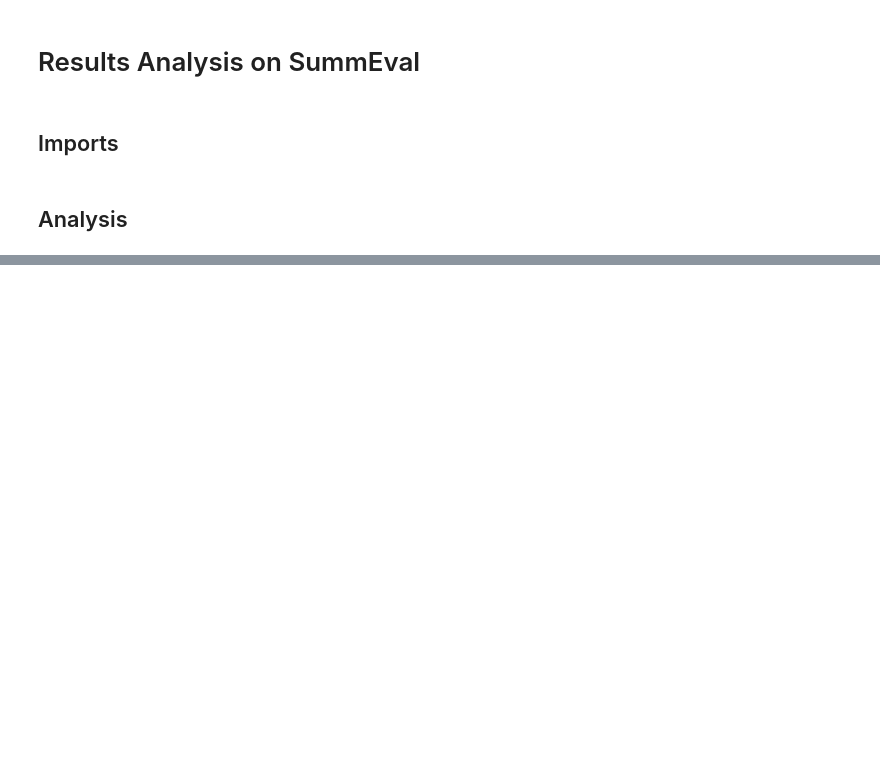
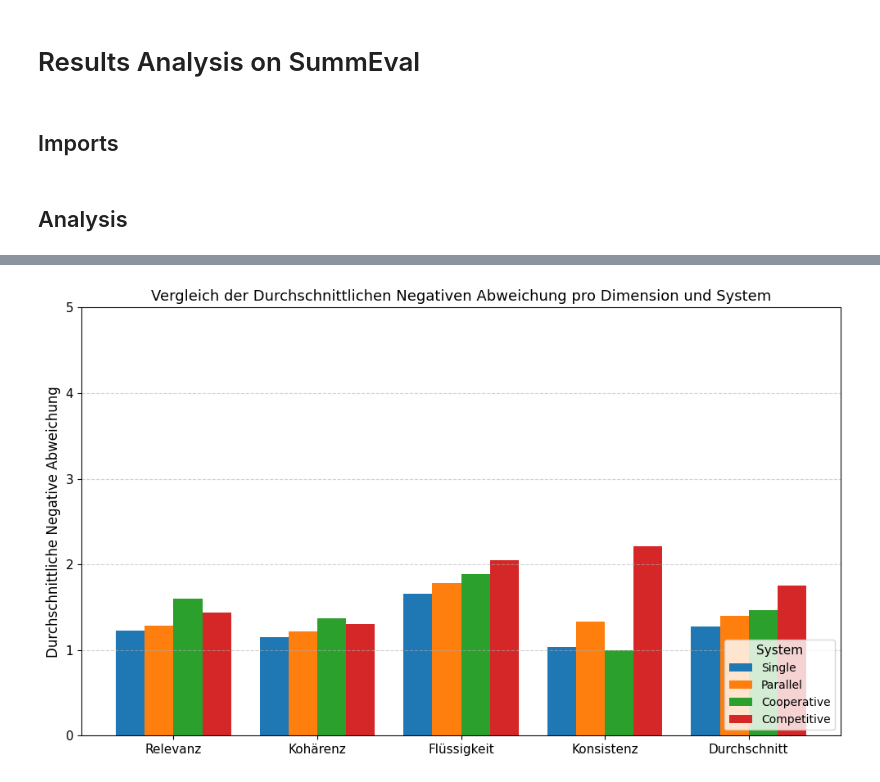
Before and after one commit to nikobiebl/Bachelorarbeit, a Jupyter notebook: SummEval/results.ipynb, the cells around one changed output, grey strips where cells are left out. Drawn from its saved outputs; the diff is of its cells as text; code cells hidden in the pictures; blank space fills up the shorter version.

```diff
--- a/SummEval/results.ipynb
+++ b/SummEval/results.ipynb
@@ -75,0 +141,38 @@ consistency        1.000         0.000           4.000     4.000
+# %%
+# Deutsche Beschriftungen für Achsen
+dimension_labels_de = ["Relevanz", "Kohärenz", "Flüssigkeit", "Konsistenz", "Durchschnitt"]
+dimensions = ["relevance", "coherence", "fluency", "consistency", "average"]
+systems = deviation_df["system"].tolist()
+
+# X-Positionen & Balkenbreite
+x = range(len(dimensions))
+bar_width = 0.2
+offsets = [-1.5, -0.5, 0.5, 1.5]
+
+# Neue Figure
+plt.figure(figsize=(10, 6))
+
+# Balken zeichnen
+for i, system in enumerate(systems):
+    values = deviation_df.loc[deviation_df["system"] == system, dimensions].values.flatten()
+    plt.bar(
+        [pos + offsets[i] * bar_width for pos in x],
+        values,
+        width=bar_width,
+        label=system
+    )
+
+# Achsen & Layout
+plt.xticks(ticks=x, labels=dimension_labels_de, fontsize=11)
+plt.yticks(fontsize=11)
+plt.ylim(0.0, 5.0)  # Fixe Y-Achse
+plt.ylabel("Durchschnittliche Negative Abweichung", fontsize=12)
+plt.title("Vergleich der Durchschnittlichen Negativen Abweichung pro Dimension und System", fontsize=13)
+
+plt.grid(axis="y", linestyle="--", alpha=0.6)
+plt.legend(title="System", fontsize=10, title_fontsize=11, loc="lower right")
+plt.tight_layout()
+
+plt.show()
+# %% [output]
+[figure, added]
```
Also changed, not shown: parts of 4 cells of this notebook.
